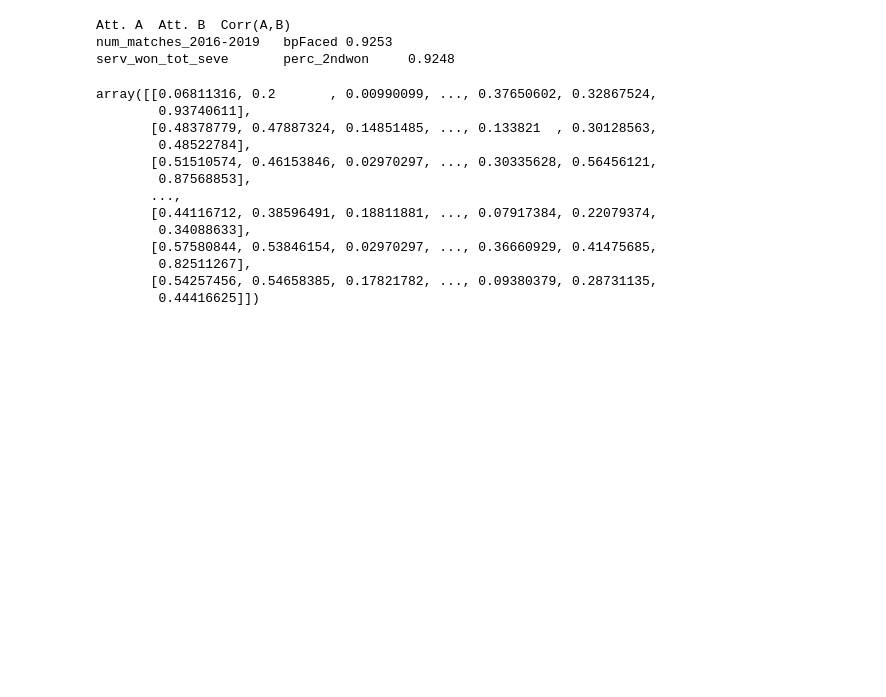
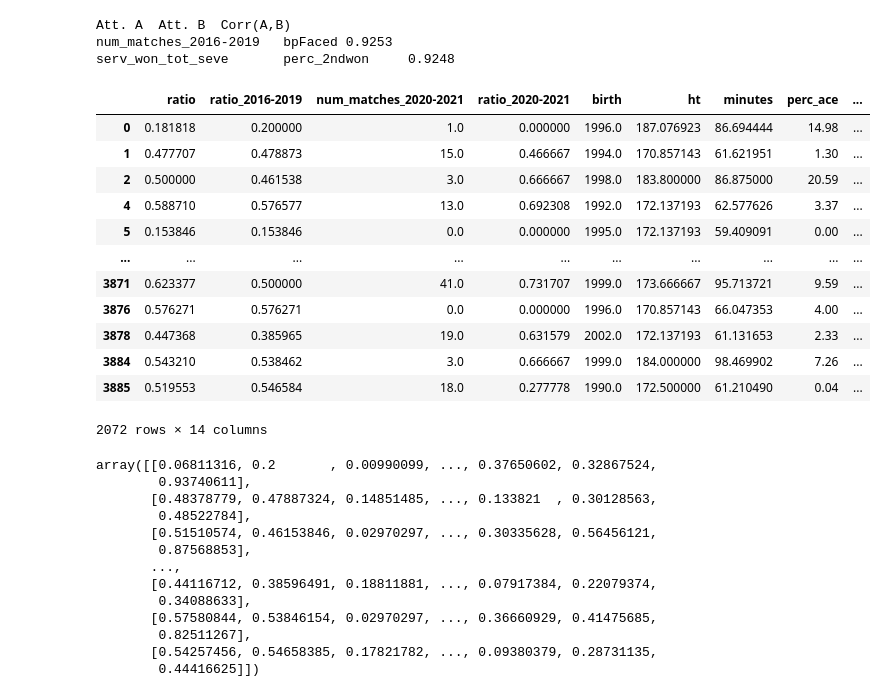
Before and after one commit to OrnelaDanushi/DM-project21, a Jupyter notebook: Task2/ density_based.ipynb, the cells around one changed output. Saved outputs shown, nothing was run; the diff lists cells and outputs as text; code cells hidden in the pictures; blank space fills up the shorter version.

```diff
--- a/Task2/ density_based.ipynb
+++ b/Task2/ density_based.ipynb
@@ -78,6 +82,22 @@ serv_won_tot_seve       perc_2ndwon     0.9248
 # %%
 del num_features['perc_2ndwon']
 del num_features['num_matches_2016-2019']
+# %%
+num_features
+# %% [output]
+|  | ratio | ratio_2016-2019 | num_matches_2020-2021 | ratio_2020-2021 | birth | ht | minutes | perc_ace | ... |
+| 0 | 0.181818 | 0.200000 | 1.0 | 0.000000 | 1996.0 | 187.076923 | 86.694444 | 14.98 | ... |
+| 1 | 0.477707 | 0.478873 | 15.0 | 0.466667 | 1994.0 | 170.857143 | 61.621951 | 1.30 | ... |
+| 2 | 0.500000 | 0.461538 | 3.0 | 0.666667 | 1998.0 | 183.800000 | 86.875000 | 20.59 | ... |
+| 4 | 0.588710 | 0.576577 | 13.0 | 0.692308 | 1992.0 | 172.137193 | 62.577626 | 3.37 | ... |
+| 5 | 0.153846 | 0.153846 | 0.0 | 0.000000 | 1995.0 | 172.137193 | 59.409091 | 0.00 | ... |
+| ... | ... | ... | ... | ... | ... | ... | ... | ... | ... |
+| 3871 | 0.623377 | 0.500000 | 41.0 | 0.731707 | 1999.0 | 173.666667 | 95.713721 | 9.59 | ... |
+| 3876 | 0.576271 | 0.576271 | 0.0 | 0.000000 | 1996.0 | 170.857143 | 66.047353 | 4.00 | ... |
+| 3878 | 0.447368 | 0.385965 | 19.0 | 0.631579 | 2002.0 | 172.137193 | 61.131653 | 2.33 | ... |
+| 3884 | 0.543210 | 0.538462 | 3.0 | 0.666667 | 1999.0 | 184.000000 | 98.469902 | 7.26 | ... |
+| 3885 | 0.519553 | 0.546584 | 18.0 | 0.277778 | 1990.0 | 172.500000 | 61.210490 | 0.04 | ... |
+2072 rows × 14 columns
 # %%
 scaler = MinMaxScaler()
 scaled = scaler.fit_transform(num_features)
```
Also changed, not shown: parts of 8 cells of this notebook.
